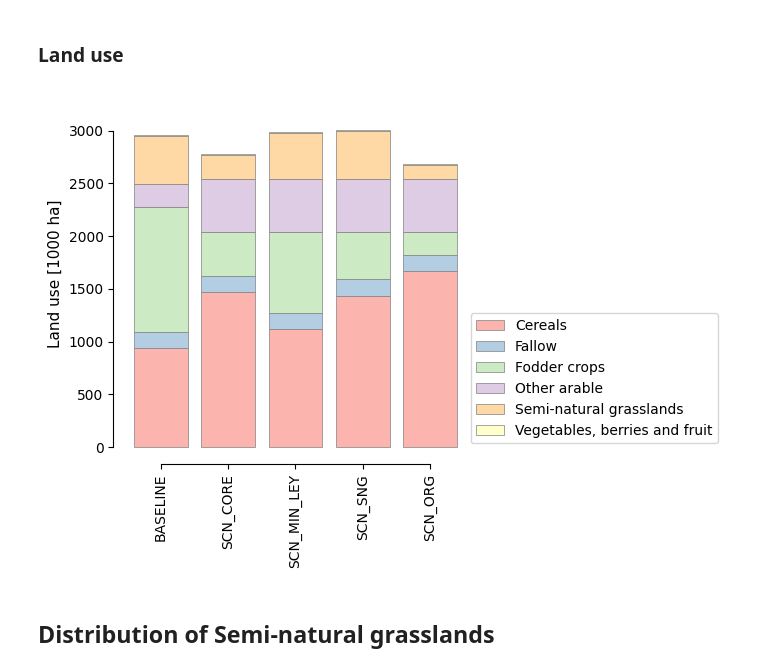
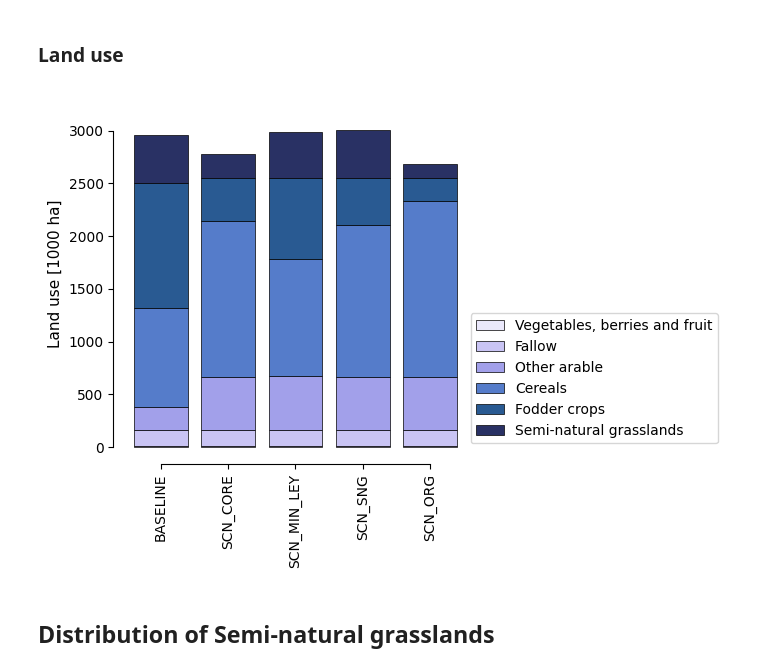
Before and after one commit to wanecek/eitm01-scenarios, a Jupyter notebook: analysis.ipynb, the cells around one changed output. Drawn from its saved outputs; the diff is of its cells as text; code cells hidden in the pictures.

```diff
--- a/analysis.ipynb
+++ b/analysis.ipynb
@@ -109,3 +119,8 @@ Unit: kg TAN
 Origin module: WasteAndCircularity
 Levels: ['region', 'feedstock', 'feedstock_group', 'feedstock_type', 'treatment']
 Note: Items under Scenarios and Data attributes are clickable to show more details
+# %%
+CMAPS = {
+    "map1": "bone_r",
+    "cat1": cmc.devon,
+}
@@ -133,31 +407,41 @@ with pd.option_context('display.max_columns', None):
 # %%
 fig, ax = plt.subplots(figsize=(7,5))
 
 factor = 1000
 landuse_data = (
     (session.get_attr('C','area',groupby={'crop':'crop_group2'})/factor)
     .drop(['Greenhouse crops'], axis=1)
     .droplevel('year')
 )
+
+landuse_data = landuse_data.loc[:,[
+    "Vegetables, berries and fruit",
+    "Fallow",
+    "Other arable",
+    "Cereals",
+    "Fodder crops",
+    "Semi-natural grasslands",
+]]
+
 plot.bar(
     data=landuse_data,
     ax=ax,
-    cmap='Pastel1',
-    edgecolor='grey'
+    cmap=CMAPS["cat1"],
+    edgecolor='k'
 )
 
 ax.tick_params(axis='y', which='major')
 ax.set_xlabel('')
 ax.set_ylabel(f'Land use [{factor} ha]')
 ax.set_ylim(top=landuse_data.sum(axis=1).max()*1.1)
 ax.legend(loc='lower left', bbox_to_anchor=(1, 0))
 fig.tight_layout()
 
 fig.savefig("figures/land-use.pdf")
 
 fig.show()
 # %% [output]
-[figure, old version]
+[figure, new version]
 # %% [markdown]
 ## Distribution of Semi-natural grasslands
 # %%
```
Also changed, not shown: parts of 43 cells of this notebook.
